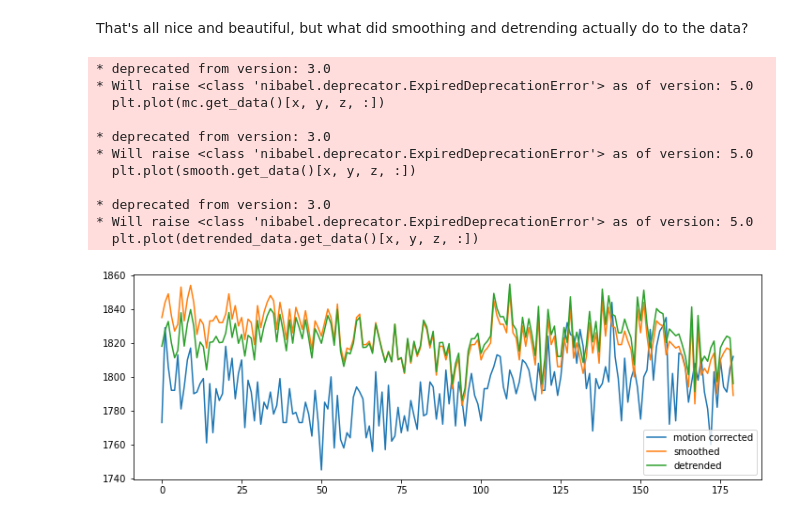
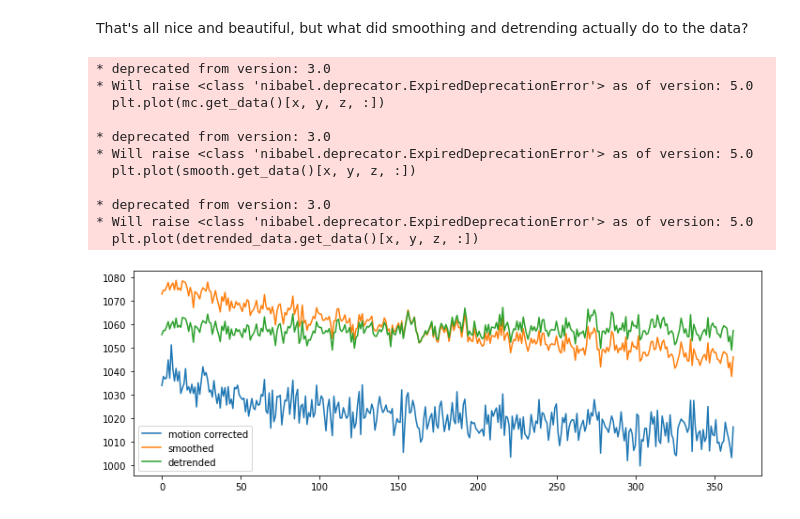
Before and after one commit to siyunb/Mount_Code, a Jupyter notebook: Visual_search_task/Preprocessing.ipynb, the cells around one changed output. Cells and saved outputs as stored; diff of their text form; code cells hidden in the pictures.

```diff
--- a/Visual_search_task/Preprocessing.ipynb
+++ b/Visual_search_task/Preprocessing.ipynb
@@ -542,0 +376,3 @@ anat = output + 'gunzip_anat/sub-07_ses-test_T1w.nii'
+# %%
+func_file = '/home/neuro/Data/Visual_search_task/BIDS_data/sub-07/ses-test/func/sub-07_ses-test_session1_bold.nii'
+plt.plot(nb.load(func_file).get_fdata()[32, 32, 15, :])
@@ -543,3 +382,6 @@ anat = output + 'gunzip_anat/sub-07_ses-test_T1w.nii'
+# %%
+output = '/home/neuro/Result/Visual_search_task/preproc_working_dir/preproc/_subject_id_07_task_number_1/'
+anat = '/home/neuro/Data/Visual_search_task/BIDS_data/sub-07/ses-test/anat/sub-07_ses-test_anat_sT1W.nii'
 # %%
 plot_anat(anat, cmap='gray', display_mode='z', cut_coords=range(-35, 15, 10), dim=-1)
 # %% [output]
@@ -575,9 +417,4 @@ plot_stat_map(
 ### Functional Image transformations
 
 Let's also investigate the transformation that we applied to the functional images.
-# %%
-from nilearn import image as nli
-from nilearn.plotting import plot_epi
-%matplotlib inline
-output = '/home/neuro/Result/Nipype_tutorial/working_dir/handon1/_subject_id_07/'
 # %%
@@ -614,33 +449,29 @@ plot_epi(output + 'detrend/mean.nii.gz', title='Detrended mean image', display_m
 # %% [markdown]
 That's all nice and beautiful, but what did smoothing and detrending actually do to the data?
 # %%
-import nibabel as nb
-%matplotlib inline
-output = '/home/neuro/Result/Nipype_tutorial/working_dir/handon1/_subject_id_07/'
-
 # Load the relevant datasets
-mc = nb.load(output + 'applywarp/asub-07_ses-test_task-fingerfootlips_bold_roi_mcf_flirt.nii')
-smooth = nb.load('/home/neuro/Result/Nipype_tutorial/working_dir/handon1/susan/_subject_id_07/smooth/mapflow/'
-                 '_smooth0/asub-07_ses-test_task-fingerfootlips_bold_roi_mcf_flirt_smooth.nii.gz')
+mc = nb.load(output + 'applywarp/asub-07_ses-test_session1_bold_mcf_flirt.nii')
+smooth = nb.load('/home/neuro/Result/Visual_search_task/preproc_working_dir/preproc/susan/_subject_id_07_task_number_1/smooth/mapflow/_smooth0/'
+                    'asub-07_ses-test_session1_bold_mcf_flirt_smooth.nii.gz')
 detrended_data = nb.load(output + 'detrend/detrend.nii.gz')
 
 # Plot a representative voxel
 x, y, z = 32, 34, 43
 fig = plt.figure(figsize=(12, 4))
 plt.plot(mc.get_data()[x, y, z, :])
 plt.plot(smooth.get_data()[x, y, z, :])
 plt.plot(detrended_data.get_data()[x, y, z, :])
 plt.legend(['motion corrected', 'smoothed', 'detrended']);
 # %% [output]
 * deprecated from version: 3.0
 * Will raise <class 'nibabel.deprecator.ExpiredDeprecationError'> as of version: 5.0
   plt.plot(mc.get_data()[x, y, z, :])
 
 * deprecated from version: 3.0
 * Will raise <class 'nibabel.deprecator.ExpiredDeprecationError'> as of version: 5.0
   plt.plot(smooth.get_data()[x, y, z, :])
 
 * deprecated from version: 3.0
 * Will raise <class 'nibabel.deprecator.ExpiredDeprecationError'> as of version: 5.0
   plt.plot(detrended_data.get_data()[x, y, z, :])
-[figure, old version]
+[figure, new version]
```
Also changed, not shown: parts of 121 cells of this notebook, 4 other files.
